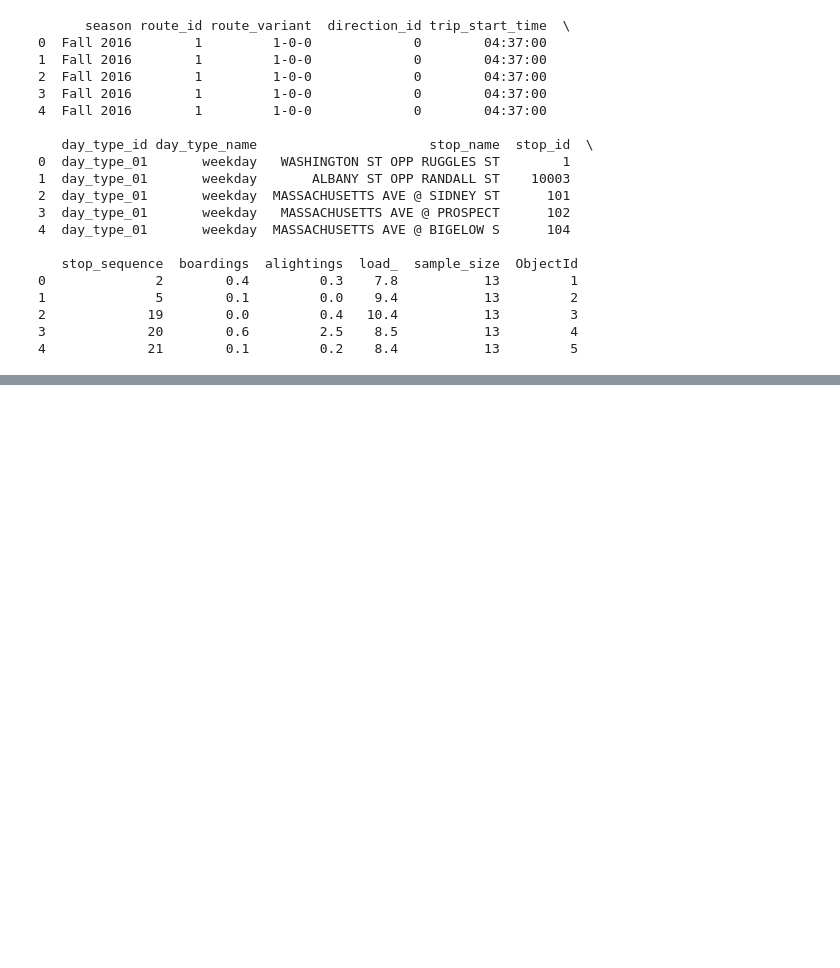
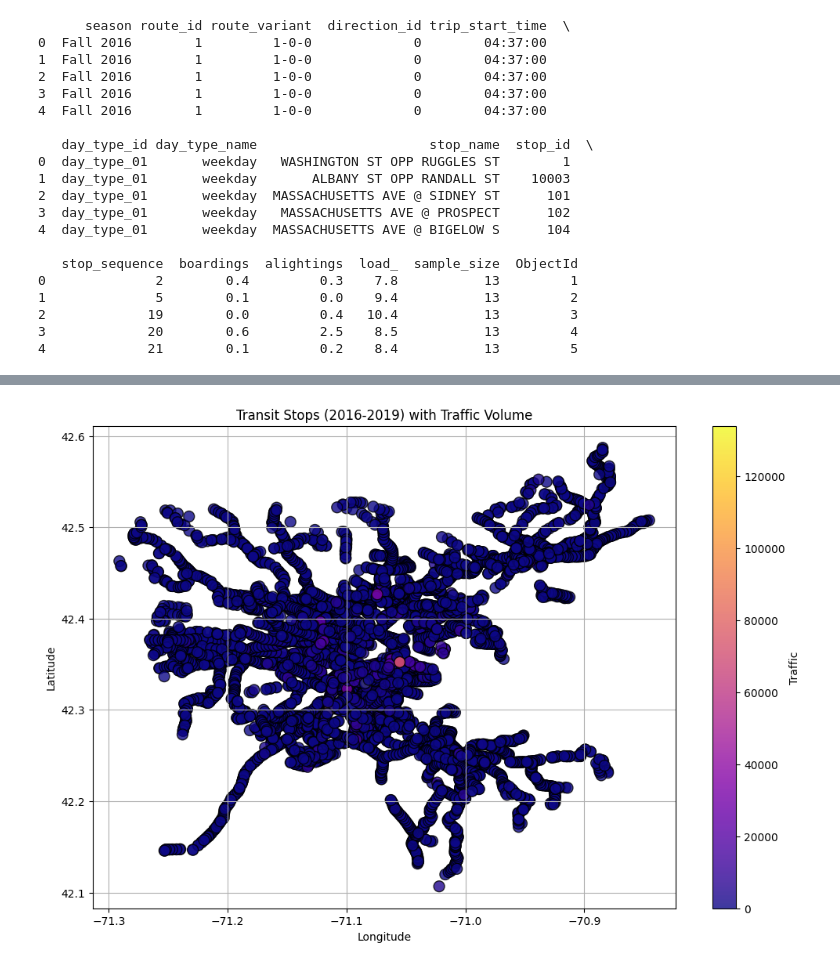
Before and after one commit to KKeySimon/BostonBusEquity, a Jupyter notebook: ChangePerStop.ipynb, the cells around one changed output, grey strips where cells are left out. Cells and saved outputs as stored; diff of their text form; code cells hidden in the pictures; blank space fills up the shorter version.

```diff
--- a/ChangePerStop.ipynb
+++ b/ChangePerStop.ipynb
@@ -126,0 +207,30 @@ print(final_aggregated_df)
+# %%
+final_aggregated_df['year'] = final_aggregated_df['season'].str.extract(r'(\d{4})').astype(float)
+final_aggregated_df = final_aggregated_df[final_aggregated_df['year'].between(2016, 2019)]
+final_aggregated_df = final_aggregated_df.groupby('stop_id', as_index=False).agg({
+    'stop_lat': 'first',
+    'stop_lon': 'first',
+    'season': 'first',
+    'traffic': 'sum'
+})
+
+# Normalize the traffic (to map it to a color scale)
+traffic = final_aggregated_df['traffic']
+norm = plt.Normalize(traffic.min(), traffic.max())  # Normalize for color scaling
+cmap = plt.get_cmap("plasma")  # Choose a more contrasting colormap
+plt.figure(figsize=(12, 8))
+scatter = plt.scatter(final_aggregated_df['stop_lon'], final_aggregated_df['stop_lat'],
+                      c=traffic, cmap=cmap, alpha=0.8, edgecolors='black', norm=norm, s=100)
+
+
+plt.colorbar(scatter, label='Traffic')
+
+
+plt.xlabel("Longitude")
+plt.ylabel("Latitude")
+plt.title("Transit Stops (2016-2019) with Traffic Volume")
+plt.grid(True)
+
+plt.show()
+# %% [output]
+[figure, added]
```
Also changed, not shown: parts of 30 cells of this notebook.
